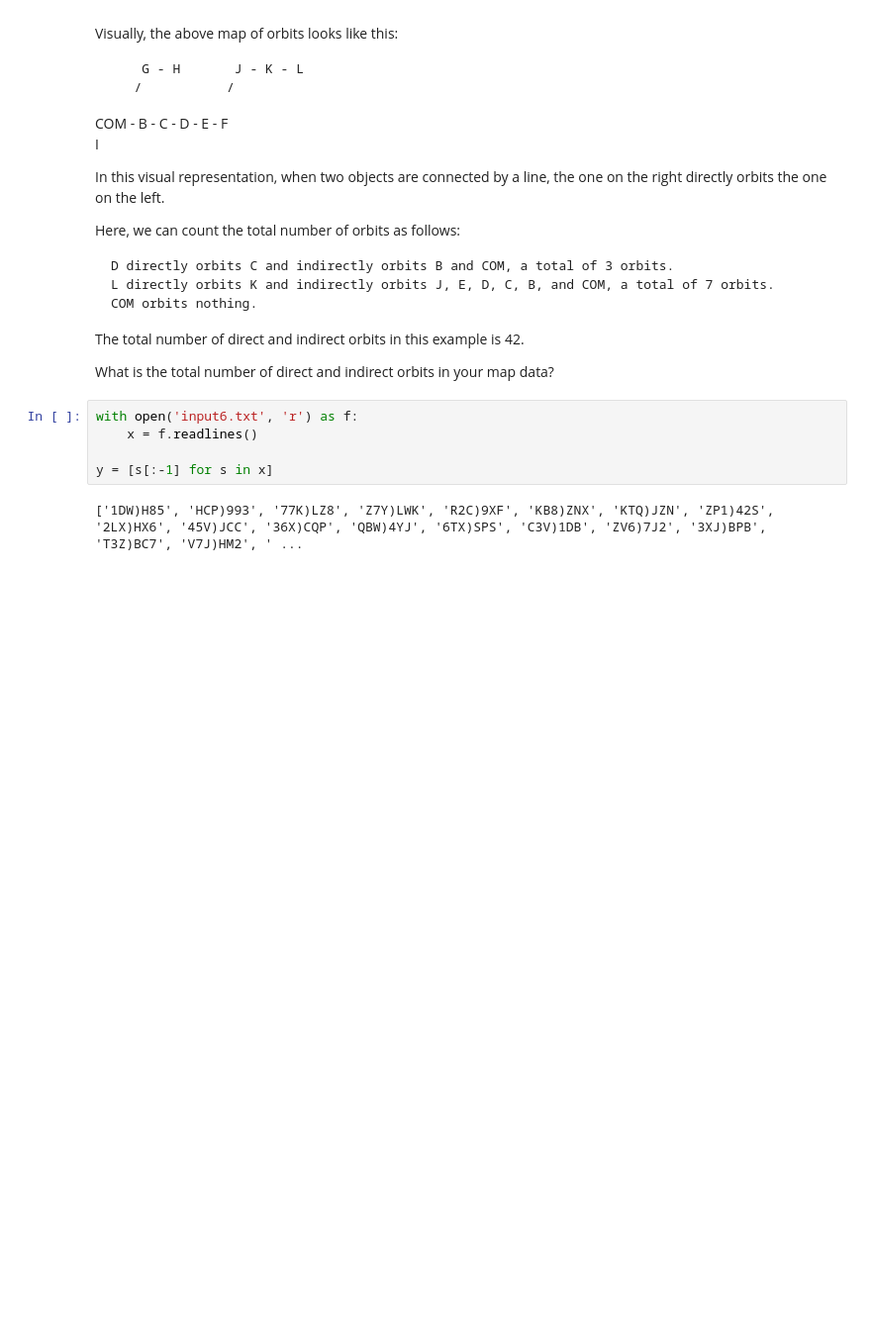
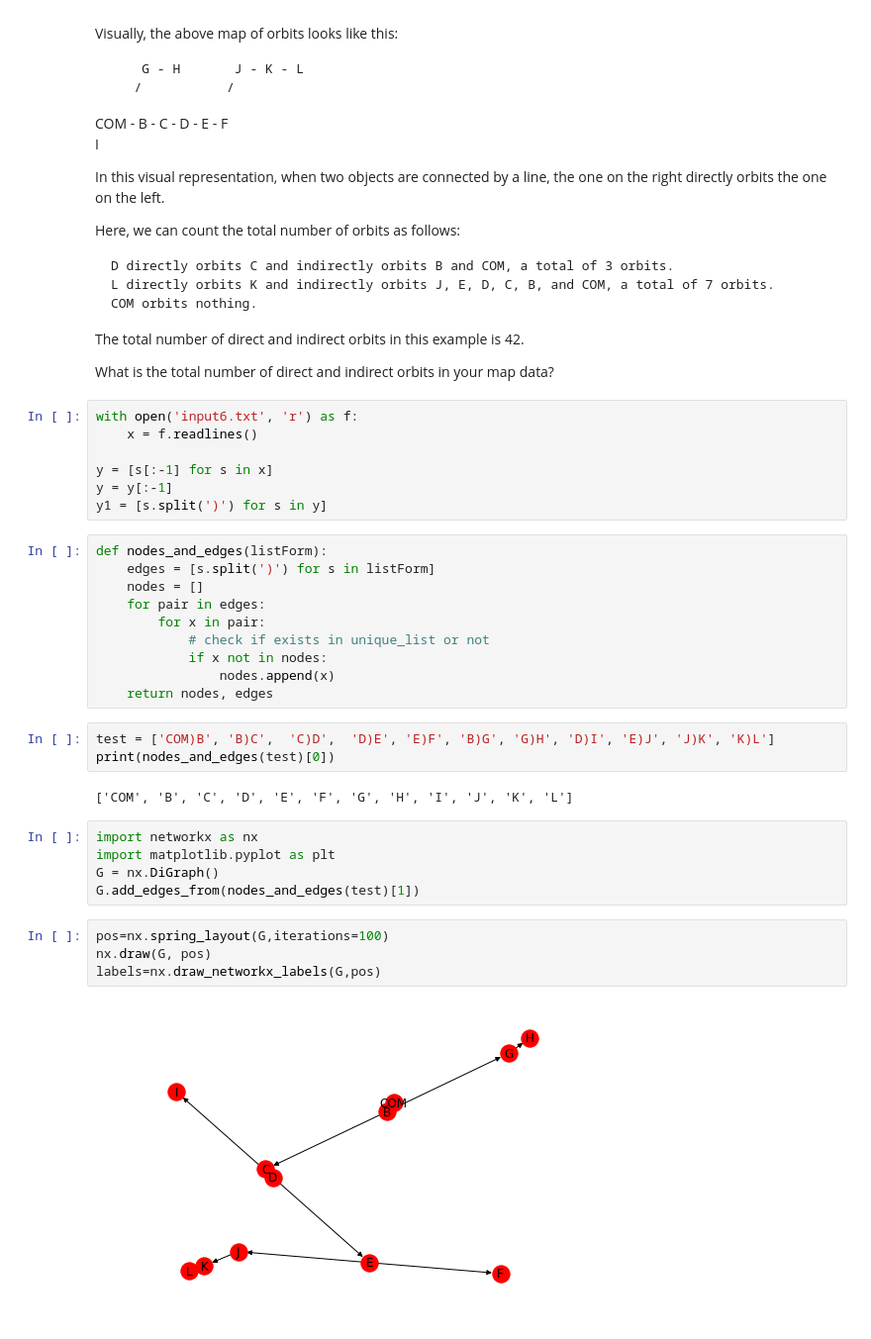
Before and after one commit to OanaTudu/Advent-of-Code, a Jupyter notebook: Day6.ipynb, the cells around one changed output. Shown at 99% size. Drawn from its saved outputs; the diff is of its cells as text; blank space fills up the shorter version.

```diff
--- a/Day6.ipynb
+++ b/Day6.ipynb
@@ -59,5 +59,31 @@ with open('input6.txt', 'r') as f:
     x = f.readlines()
 
 y = [s[:-1] for s in x]
+y = y[:-1]
+y1 = [s.split(')') for s in y]
-# %% [output]
-['1DW)H85', 'HCP)993', '77K)LZ8', 'Z7Y)LWK', 'R2C)9XF', 'KB8)ZNX', 'KTQ)JZN', 'ZP1)42S', '2LX)HX6', '45V)JCC', '36X)CQP', 'QBW)4YJ', '6TX)SPS', 'C3V)1DB', 'ZV6)7J2', '3XJ)BPB', 'T3Z)BC7', 'V7J)HM2', ' ...
+# %%
+def nodes_and_edges(listForm):
+    edges = [s.split(')') for s in listForm]
+    nodes = []
+    for pair in edges:
+        for x in pair:
+            # check if exists in unique_list or not
+            if x not in nodes:
+                nodes.append(x)
+    return nodes, edges
+# %%
+test = ['COM)B', 'B)C',  'C)D',  'D)E', 'E)F', 'B)G', 'G)H', 'D)I', 'E)J', 'J)K', 'K)L']
+print(nodes_and_edges(test)[0])
+# %% [output]
+['COM', 'B', 'C', 'D', 'E', 'F', 'G', 'H', 'I', 'J', 'K', 'L']
+# %%
+import networkx as nx
+import matplotlib.pyplot as plt
+G = nx.DiGraph()
+G.add_edges_from(nodes_and_edges(test)[1])
+# %%
+pos=nx.spring_layout(G,iterations=100)
+nx.draw(G, pos)
+labels=nx.draw_networkx_labels(G,pos)
+# %% [output]
+[figure, added]
```
Also changed, not shown: parts of 4 cells of this notebook.
